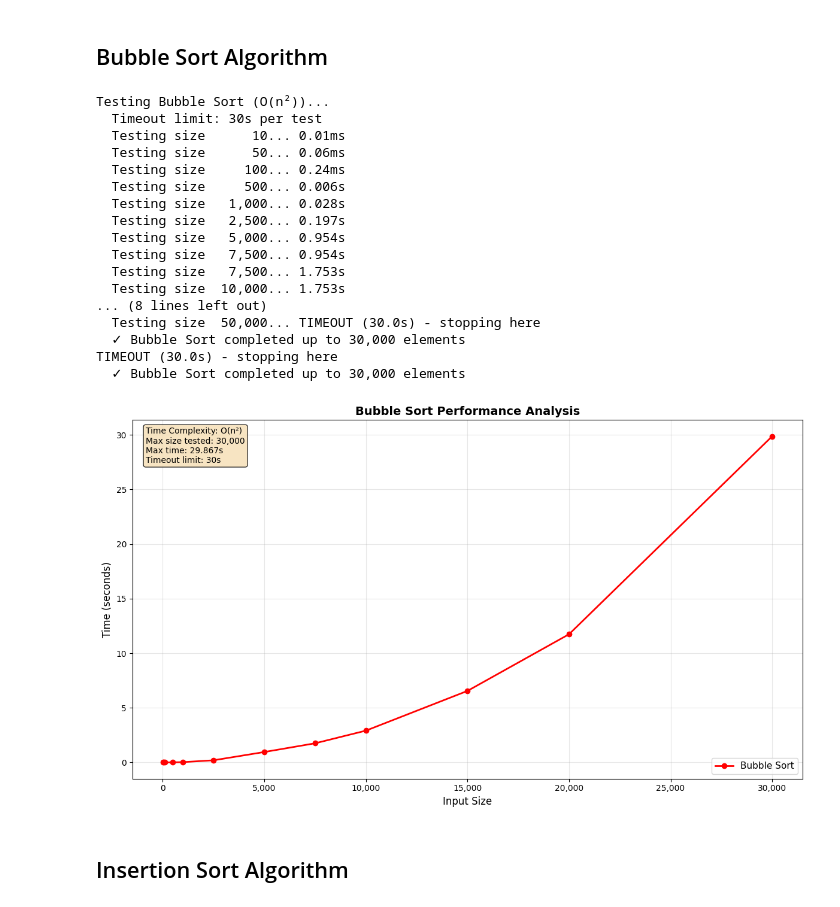
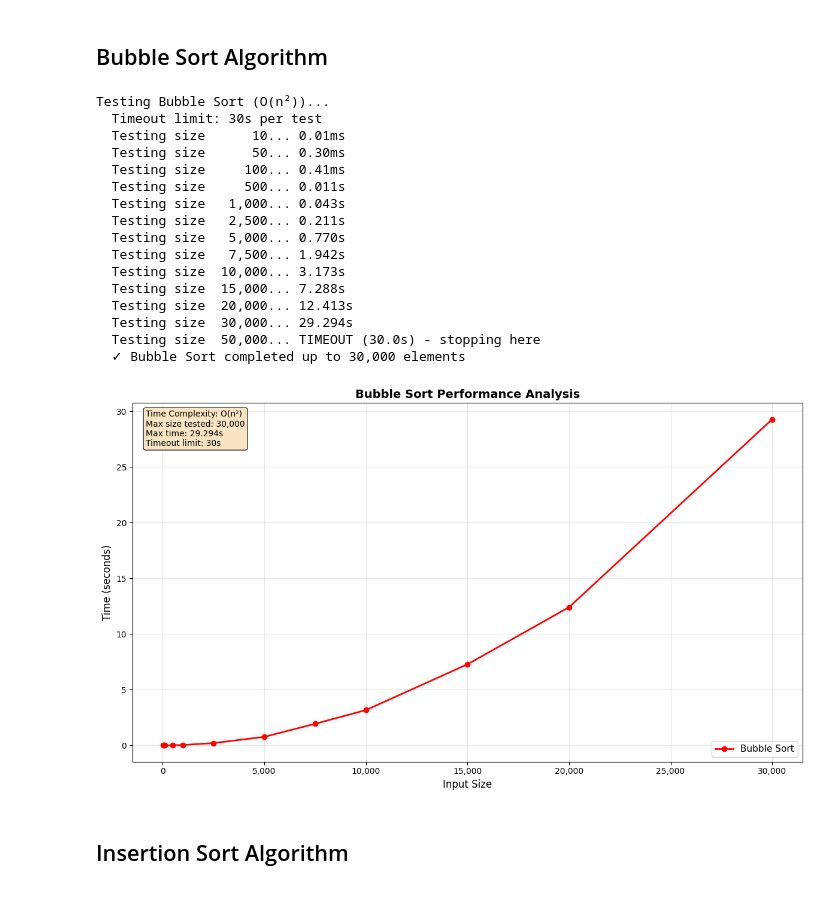
Before and after one commit to aryamaddel/DAA-college-work, a Jupyter notebook: sorting_algorithm_analysis.ipynb, the cells around one changed output. Cells and saved outputs as stored; diff of their text form; code cells hidden in the pictures.

```diff
--- a/sorting_algorithm_analysis.ipynb
+++ b/sorting_algorithm_analysis.ipynb
@@ -119,27 +152,30 @@ def bubble_sort(arr):
                 arr[j], arr[j + 1] = arr[j + 1], arr[j]
 # %%
 # Test Bubble Sort Performance
-bubble_sizes, bubble_times = test_algorithm_performance(bubble_sort, "Bubble Sort", "O(n²)")
-bubble_max_size = plot_algorithm_performance(bubble_sizes, bubble_times, "Bubble Sort", "r", "O(n²)")
+bubble_sizes, bubble_times = test_algorithm_performance(
+    bubble_sort, "Bubble Sort", "O(n²)"
+)
+bubble_max_size = plot_algorithm_performance(
+    bubble_sizes, bubble_times, "Bubble Sort", "r", "O(n²)"
+)
 # %% [output]
 Testing Bubble Sort (O(n²))...
   Timeout limit: 30s per test
   Testing size      10... 0.01ms
-  Testing size      50... 0.06ms
-  Testing size     100... 0.24ms
-  Testing size     500... 0.006s
-  Testing size   1,000... 0.028s
-  Testing size   2,500... 0.197s
-  Testing size   5,000... 0.954s
-  Testing size   7,500... 0.954s
-  Testing size   7,500... 1.753s
-  Testing size  10,000... 1.753s
-... (8 lines left out)
+  Testing size      50... 0.30ms
+  Testing size     100... 0.41ms
+  Testing size     500... 0.011s
+  Testing size   1,000... 0.043s
+  Testing size   2,500... 0.211s
+  Testing size   5,000... 0.770s
+  Testing size   7,500... 1.942s
+  Testing size  10,000... 3.173s
+  Testing size  15,000... 7.288s
+  Testing size  20,000... 12.413s
+  Testing size  30,000... 29.294s
   Testing size  50,000... TIMEOUT (30.0s) - stopping here
   ✓ Bubble Sort completed up to 30,000 elements
-TIMEOUT (30.0s) - stopping here
-  ✓ Bubble Sort completed up to 30,000 elements
-[figure, old version]
+[figure, new version]
 # %% [markdown]
 ## Insertion Sort Algorithm
 # %%
```
Also changed, not shown: parts of 6 cells of this notebook.
